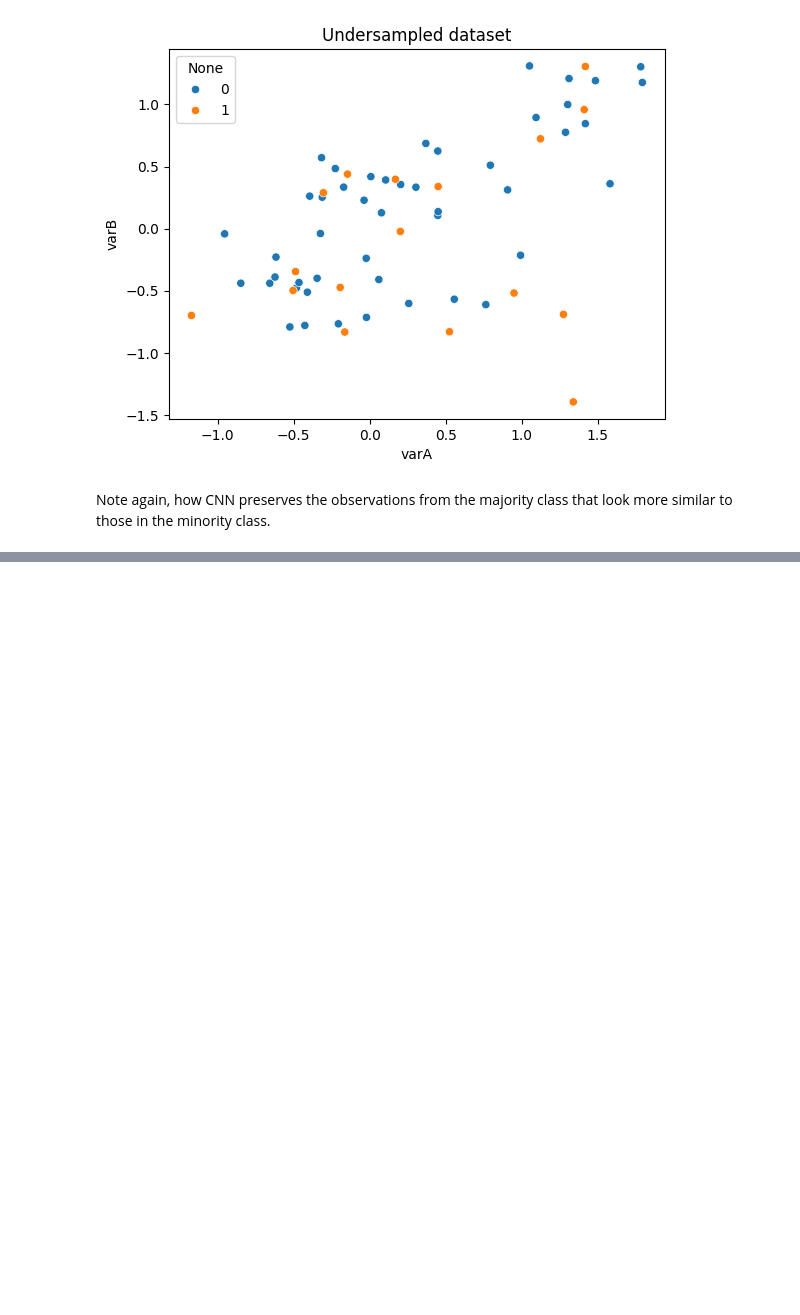
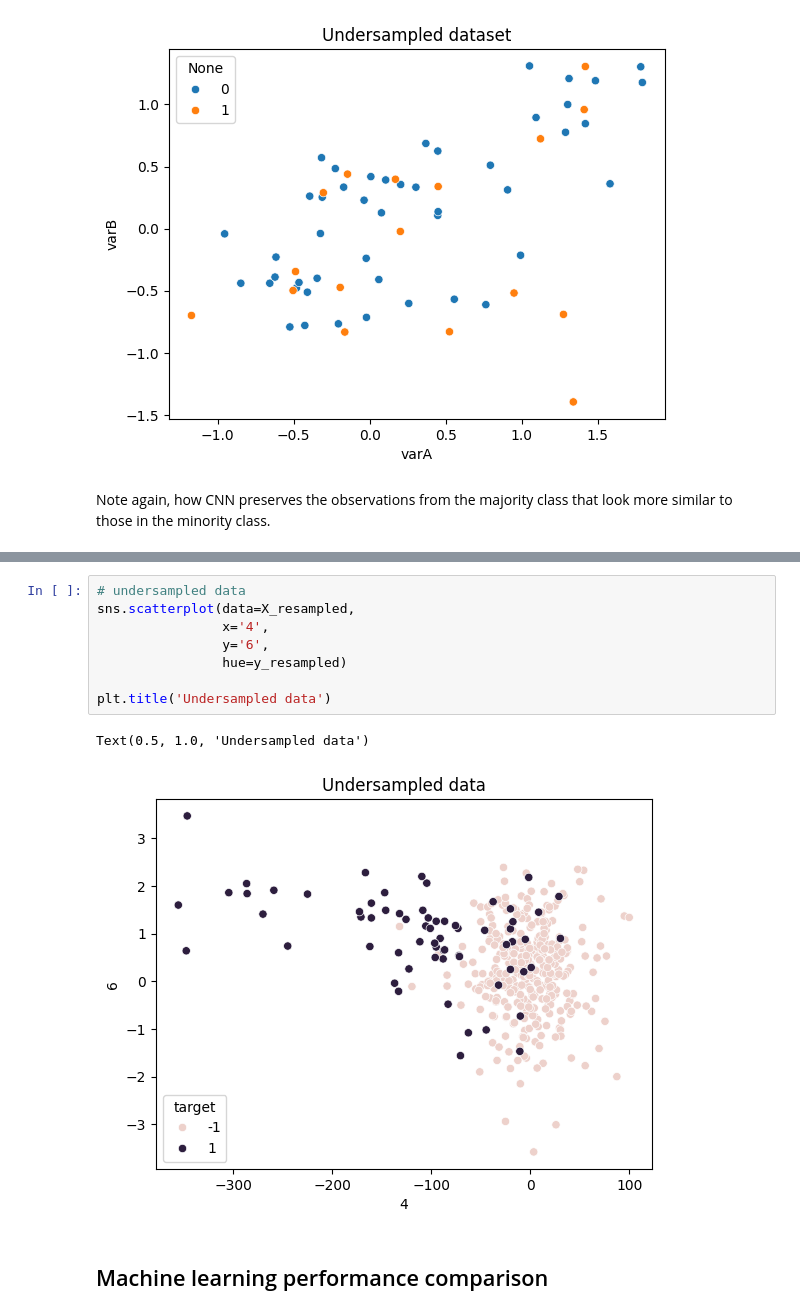
Before and after one commit to MiaHenstridge/machine_learning_with_imbalanced_data, a Jupyter notebook: 04_undersampling/02_condensed_nearest_neighbours.ipynb, the cells around one changed output, grey strips where cells are left out. Cells and saved outputs as stored; diff of their text form; blank space fills up the shorter version.

```diff
--- a/04_undersampling/02_condensed_nearest_neighbours.ipynb
+++ b/04_undersampling/02_condensed_nearest_neighbours.ipynb
@@ -198,0 +306,13 @@ Note again, how CNN preserves the observations from the majority class that look
+# %%
+# undersampled data
+sns.scatterplot(data=X_resampled,
+                x='4',
+                y='6',
+                hue=y_resampled)
+
+plt.title('Undersampled data')
+# %% [output]
+Text(0.5, 1.0, 'Undersampled data')
+[figure, added]
+# %% [markdown]
+## Machine learning performance comparison
```
Also changed, not shown: parts of 15 cells of this notebook.
